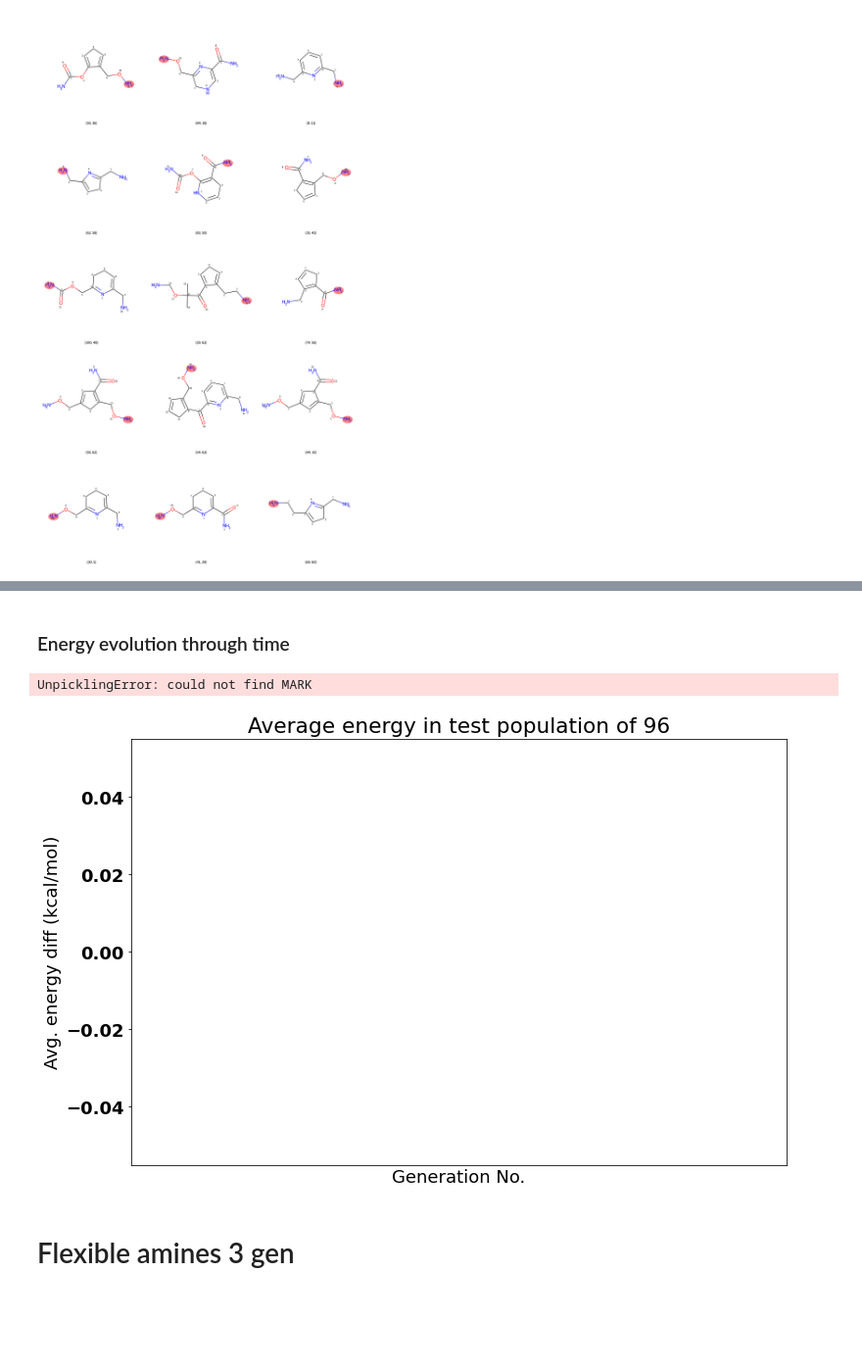
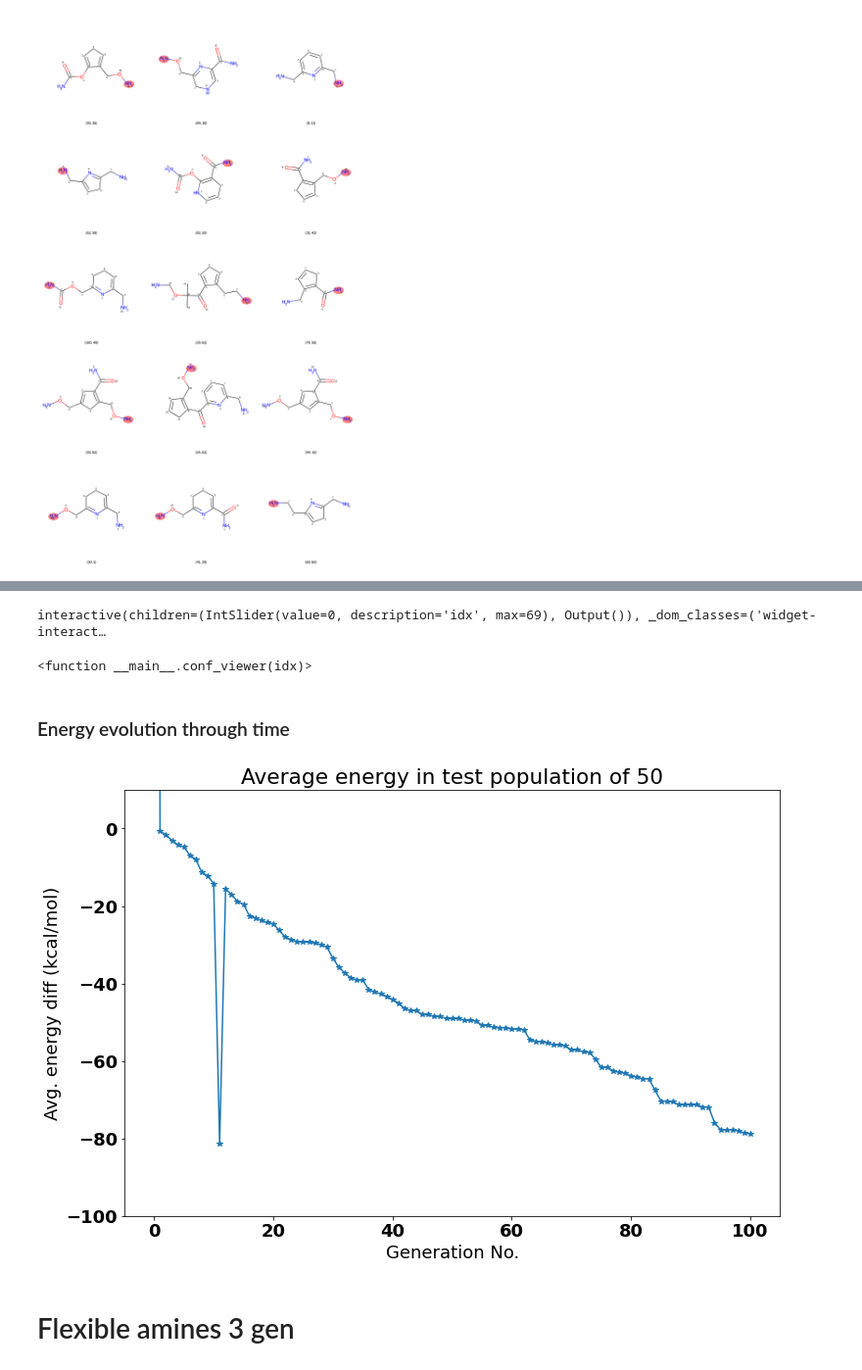
Before and after one commit to Strandgaard96/GB_GA, a Jupyter notebook: notebooks/Generation_exploration.ipynb, the cells around one changed output, grey strips where cells are left out. Shown at 98% size. Cells and saved outputs as stored; diff of their text form; code cells hidden in the pictures; blank space fills up the shorter version.

```diff
--- a/notebooks/Generation_exploration.ipynb
+++ b/notebooks/Generation_exploration.ipynb
@@ -147,6 +147,12 @@ debug = Path('~/generation_data/100gen_test').expanduser()
 # %%
 with open(debug/'GA100.pkl', "rb") as f:
     gen10 = pickle.load(f)
+# %%
+for i,elem in enumerate(gen10.survivors.molecules):
+    newcore_path = f"xtbopt{i}.xyz"
+    with open(debug/newcore_path, "w+") as f:
+        for line in elem.structure:
+            f.write(line)
 # %%
 mols = []
 list_idx = []
@@ -173,3 +182,22 @@ for atom in Chem.MolFromSmiles('CCCN').GetAtoms():
+# %%
+confs = paths
+
+def conf_viewer(idx):
+    mol = confs[idx]
+    print(f'Generation : {mol}')
+    return draw_generation(str(confs[idx]))
+
+interact(conf_viewer, idx=IntSlider(min=0,max=len(confs)-1, step=1))
+# 216,
+# 38 shows something along the lines of HIPT.
+# 54 is a larger one
+# 260 water
+# 266 weird one
+
+# 287 amines
+# %% [output]
+interactive(children=(IntSlider(value=0, description='idx', max=69), Output()), _dom_classes=('widget-interact…
+<function __main__.conf_viewer(idx)>
 # %%
 img = Draw.MolsToGridImage(mols,molsPerRow=3,maxMols=6,legends=[str(x) for x in list_idx], subImgSize=(500,500), highlightAtomLists=cut_idx,returnPNG=False)
 img.save('96gentop.png')
@@ -177,23 +205,22 @@ img.save('96gentop.png')
 ### Energy evolution through time
 # %%
 # Get gen paths
-gen_objects = sorted(generation_path.rglob('*GA*'))
+gen_objects = sorted(debug.rglob('*GA*.pkl'))
 # %%
 avg_energy=[]
 for elem in gen_objects:
     with open(elem, "rb") as f:
+        f.seek(0)
         gen = pickle.load(f)
         avg_energy.append(gen.gen2pd()['score'].mean())
-# %% [output]
-UnpicklingError: could not find MARK
 # %%
 fig, ax = plt.subplots(figsize=(12, 8))
 x = np.arange(0,len(avg_energy))
 ax.plot(x,avg_energy,'*-')
-ax.set(xlabel='Generation No.', ylabel='Avg. energy diff (kcal/mol)', title='Average energy in test population of 96',xticks=x);
-fig.savefig('generation__96_avgenergy.png', dpi=600)
+ax.set(xlabel='Generation No.', ylabel='Avg. energy diff (kcal/mol)', title='Average energy in test population of 50', ylim =(-100,10));
+fig.savefig('generation__100gen_avgenergy.png', dpi=600)
 # %% [output]
-[figure, old version]
+[figure, new version]
 # %% [markdown]
 # Flexible amines 3 gen
 # %%
```
Also changed, not shown: parts of 4 cells of this notebook, 2 other files.
